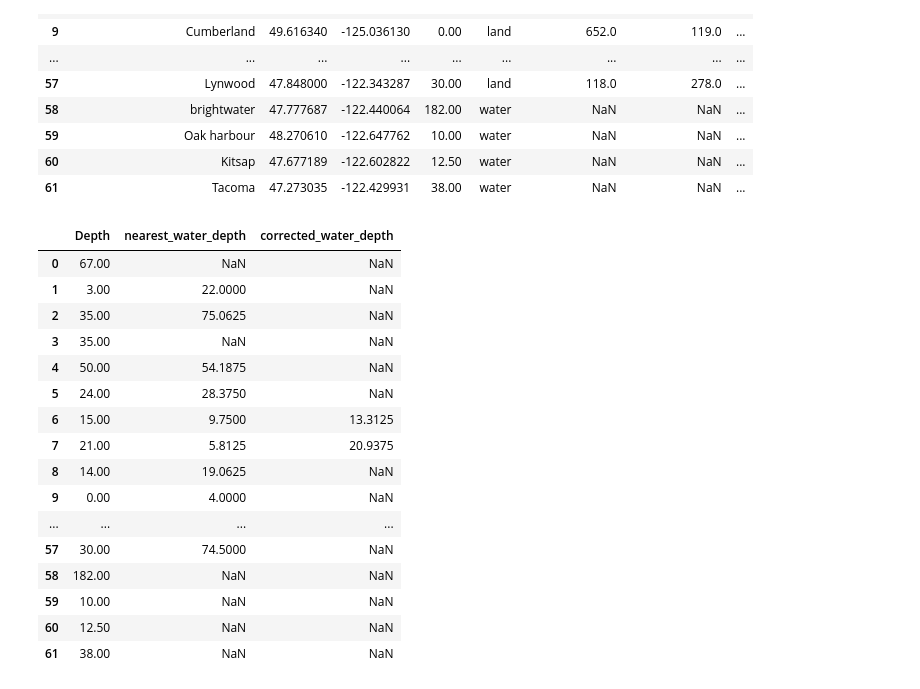
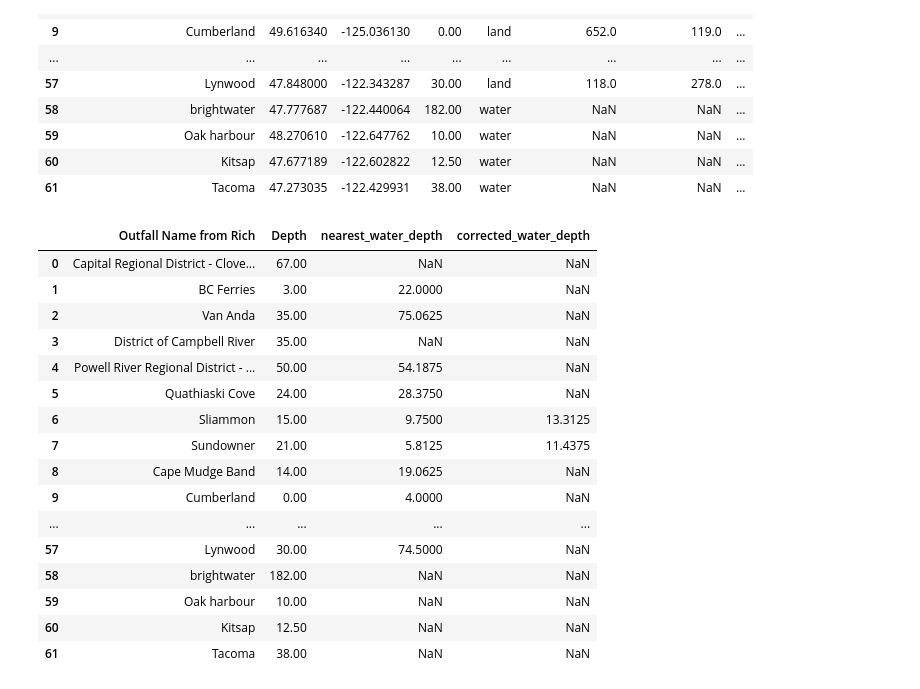
Before and after one commit to SalishSeaCast/analysis-dishika, a Jupyter notebook: notebooks/grid_cell.ipynb, the cells around one changed output. Drawn from its saved outputs; the diff is of its cells as text; code cells hidden in the pictures.

Commit message:
Fixed depths

```diff
--- a/notebooks/grid_cell.ipynb
+++ b/notebooks/grid_cell.ipynb
@@ -405,8 +401,10 @@ print(rows_to_fix.sum())
 canada_status["corrected_water_lon"] = np.nan
 canada_status["corrected_water_lat"] = np.nan
 canada_status["corrected_water_depth"] = np.nan
+canada_status["corrected_water_j"] = np.nan
+canada_status["corrected_water_i"] = np.nan
 # %%
-search_radius_km = 5   # you can change this to 10 if needed
+search_radius_km = 2
 
 for idx, row in canada_status[rows_to_fix].iterrows():
 
@@ -432,6 +430,8 @@ for idx, row in canada_status[rows_to_fix].iterrows():
     best_j = water_j[best_k]
     best_i = water_i[best_k]
 
+    canada_status.loc[idx, "corrected_water_j"] = best_j
+    canada_status.loc[idx, "corrected_water_i"] = best_i
     canada_status.loc[idx, "corrected_water_lon"] = lon_vals[best_j, best_i]
     canada_status.loc[idx, "corrected_water_lat"] = lat_vals[best_j, best_i]
     canada_status.loc[idx, "corrected_water_depth"] = depth_vals[best_j, best_i]
@@ -456,22 +456,22 @@ canada_status
 | 60 | Kitsap | 47.677189 | -122.602822 | 12.50 | water | NaN | NaN | ... |
 | 61 | Tacoma | 47.273035 | -122.429931 | 38.00 | water | NaN | NaN | ... |
 # %%
-canada_status[["Depth","nearest_water_depth","corrected_water_depth"]]
+canada_status[["Outfall Name from Rich","Depth","nearest_water_depth","corrected_water_depth"]]
 # %% [output]
-|  | Depth | nearest_water_depth | corrected_water_depth |
-| 0 | 67.00 | NaN | NaN |
-| 1 | 3.00 | 22.0000 | NaN |
-| 2 | 35.00 | 75.0625 | NaN |
-| 3 | 35.00 | NaN | NaN |
-| 4 | 50.00 | 54.1875 | NaN |
-| 5 | 24.00 | 28.3750 | NaN |
-| 6 | 15.00 | 9.7500 | 13.3125 |
-| 7 | 21.00 | 5.8125 | 20.9375 |
-| 8 | 14.00 | 19.0625 | NaN |
-| 9 | 0.00 | 4.0000 | NaN |
-| ... | ... | ... | ... |
-| 57 | 30.00 | 74.5000 | NaN |
-| 58 | 182.00 | NaN | NaN |
-| 59 | 10.00 | NaN | NaN |
-| 60 | 12.50 | NaN | NaN |
-| 61 | 38.00 | NaN | NaN |
+|  | Outfall Name from Rich | Depth | nearest_water_depth | corrected_water_depth |
+| 0 | Capital Regional District - Clove... | 67.00 | NaN | NaN |
+| 1 | BC Ferries | 3.00 | 22.0000 | NaN |
+| 2 | Van Anda | 35.00 | 75.0625 | NaN |
+| 3 | District of Campbell River | 35.00 | NaN | NaN |
+| 4 | Powell River Regional District - ... | 50.00 | 54.1875 | NaN |
+| 5 | Quathiaski Cove | 24.00 | 28.3750 | NaN |
+| 6 | Sliammon | 15.00 | 9.7500 | 13.3125 |
+| 7 | Sundowner | 21.00 | 5.8125 | 11.4375 |
+| 8 | Cape Mudge Band | 14.00 | 19.0625 | NaN |
+| 9 | Cumberland | 0.00 | 4.0000 | NaN |
+| ... | ... | ... | ... | ... |
+| 57 | Lynwood | 30.00 | 74.5000 | NaN |
+| 58 | brightwater | 182.00 | NaN | NaN |
+| 59 | Oak harbour | 10.00 | NaN | NaN |
+| 60 | Kitsap | 12.50 | NaN | NaN |
+| 61 | Tacoma | 38.00 | NaN | NaN |
```
Also changed, not shown: parts of 43 cells of this notebook.
